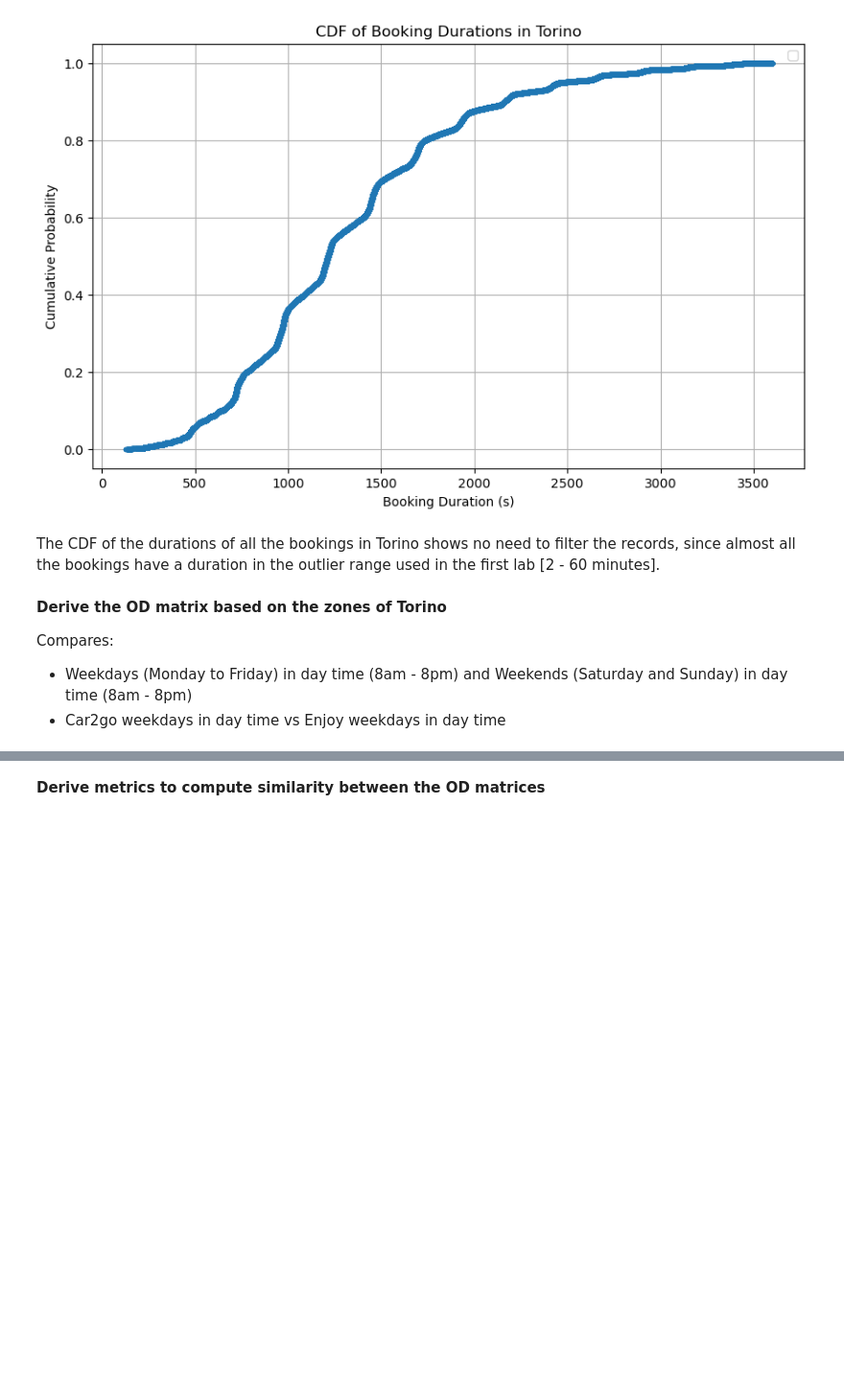
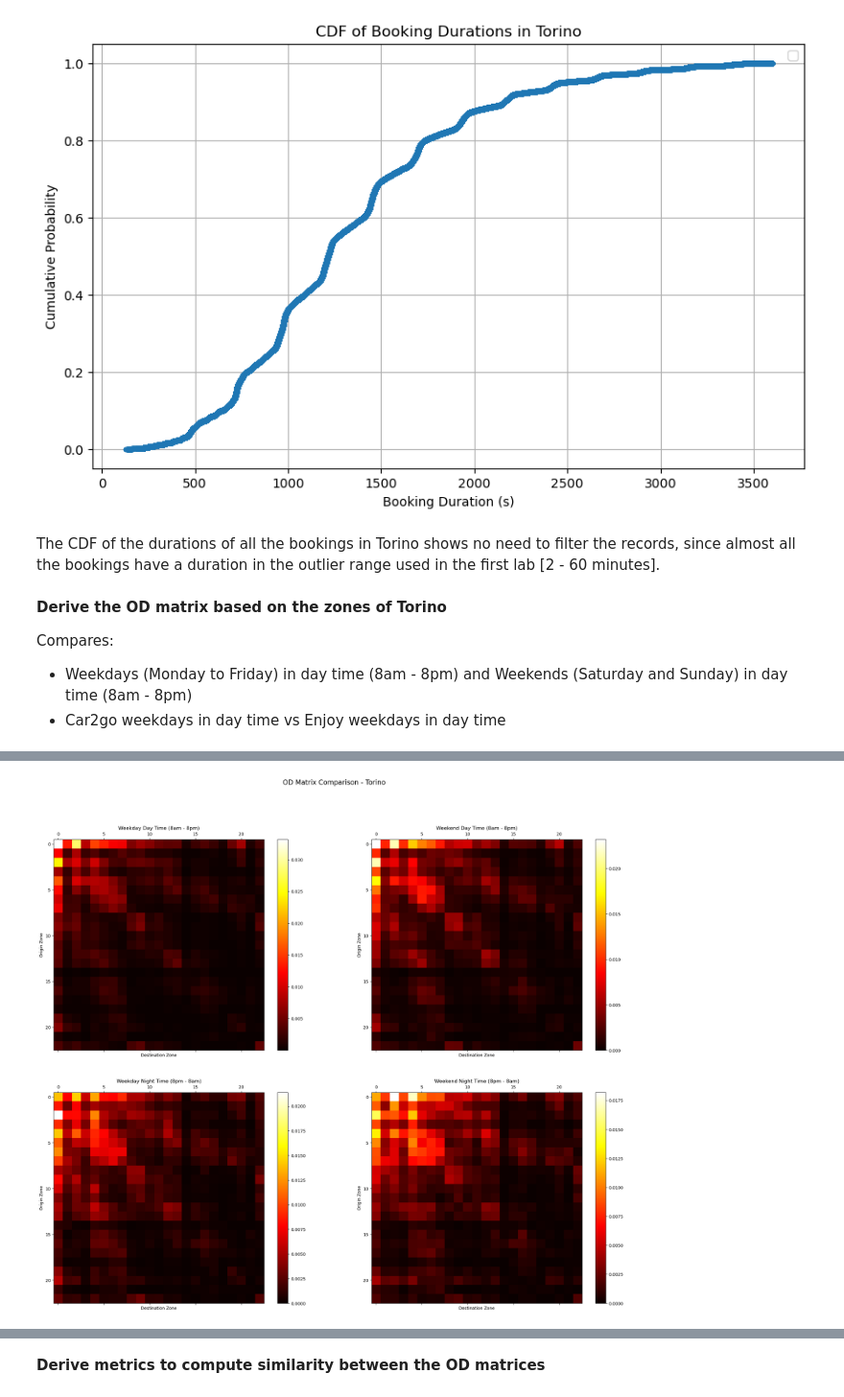
Before and after one commit to CavaWasTaken/SmartMobility, a Jupyter notebook: Labs/Lab2/Lab2.ipynb, the cells around one changed output, grey strips where cells are left out. Shown at 96% size. Saved outputs shown, nothing was run; the diff lists cells and outputs as text; code cells hidden in the pictures; blank space fills up the shorter version.

```diff
--- a/Labs/Lab2/Lab2.ipynb
+++ b/Labs/Lab2/Lab2.ipynb
@@ -244,0 +200,50 @@ plt.show()
+# %%
+# create the OD matrix of bookings between zones, filter data per weekdays (Monday to Friday) day/night time and weekends (Saturday and Sunday) in day/night time
+od_matrix_weekday_day = np.zeros((zones, zones))
+od_matrix_weekday_night = np.zeros((zones, zones))
+od_matrix_weekend_day = np.zeros((zones, zones))
+od_matrix_weekend_night = np.zeros((zones, zones))
+
+for index, row in total_bookings.iterrows():
+    init_date = row['init_date']
+    zone_init = int(row['zone_init'])
+    zone_final = int(row['zone_final'])
+
+    # convert init_time to datetime object
+    if init_date.weekday() < 5:  # Weekday
+        if 8 <= init_date.hour < 20:  # Day time
+            od_matrix_weekday_day[zone_init][zone_final] += 1
+        else:  # Night time
+            od_matrix_weekday_night[zone_init][zone_final] += 1
+    else:  # Weekend
+        if 8 <= init_date.hour < 20:  # Day time
+            od_matrix_weekend_day[zone_init][zone_final] += 1
+        else:  # Night time
+            od_matrix_weekend_night[zone_init][zone_final] += 1
+
+# normalize the OD matrices
+od_matrix_weekday_day /= np.sum(od_matrix_weekday_day)
+od_matrix_weekday_night /= np.sum(od_matrix_weekday_night)
+od_matrix_weekend_day /= np.sum(od_matrix_weekend_day)
+od_matrix_weekend_night /= np.sum(od_matrix_weekend_night)
+
+# plot the OD matrices as heatmaps
+fig, axes = plt.subplots(2, 2, figsize=(25, 20))
+fig.suptitle(f'OD Matrix Comparison - {city}', fontsize=16)
+
+titles = {
+    'Weekday Day Time (8am - 8pm)': od_matrix_weekday_day,
+    'Weekend Day Time (8am - 8pm)': od_matrix_weekend_day,
+    'Weekday Night Time (8pm - 8am)': od_matrix_weekday_night,
+    'Weekend Night Time (8pm - 8am)': od_matrix_weekend_night
+}
+
+for ax, (title, matrix) in zip(axes.flatten(), titles.items()):
+    cax = ax.matshow(matrix, cmap='hot')
+    ax.set_title(title)
+    ax.set_xlabel('Destination Zone')
+    ax.set_ylabel('Origin Zone')
+    fig.colorbar(cax, ax=ax)
+plt.show()
+# %% [output]
+[figure, added]
```
Also changed, not shown: parts of 12 cells of this notebook.
